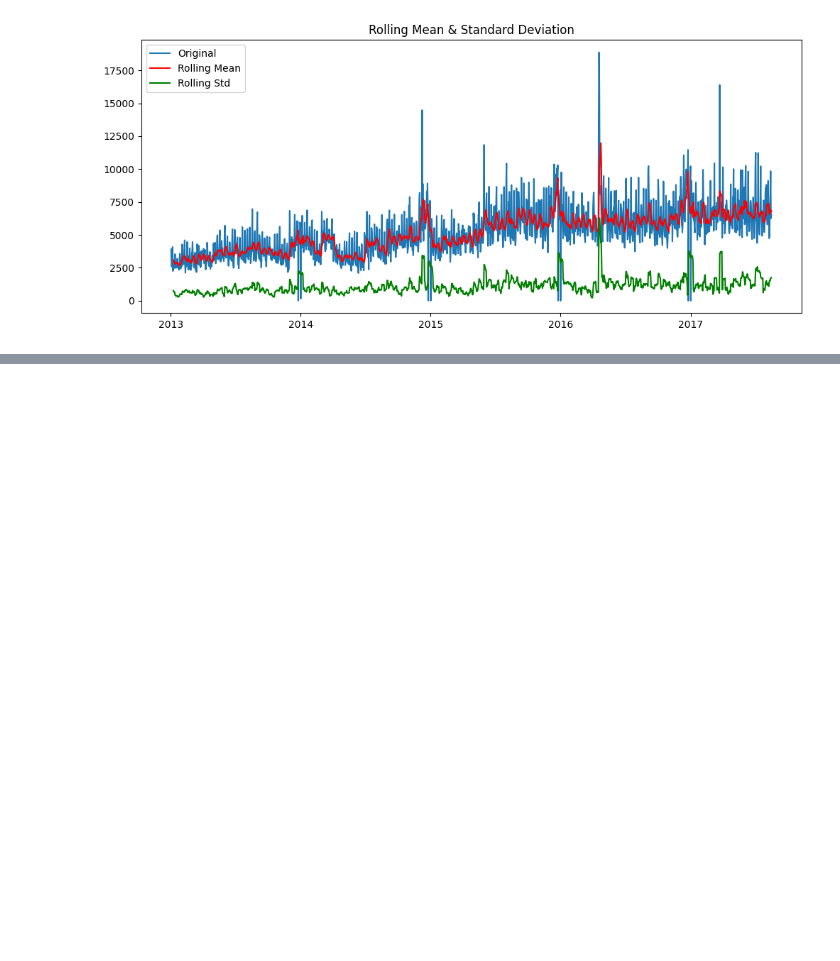
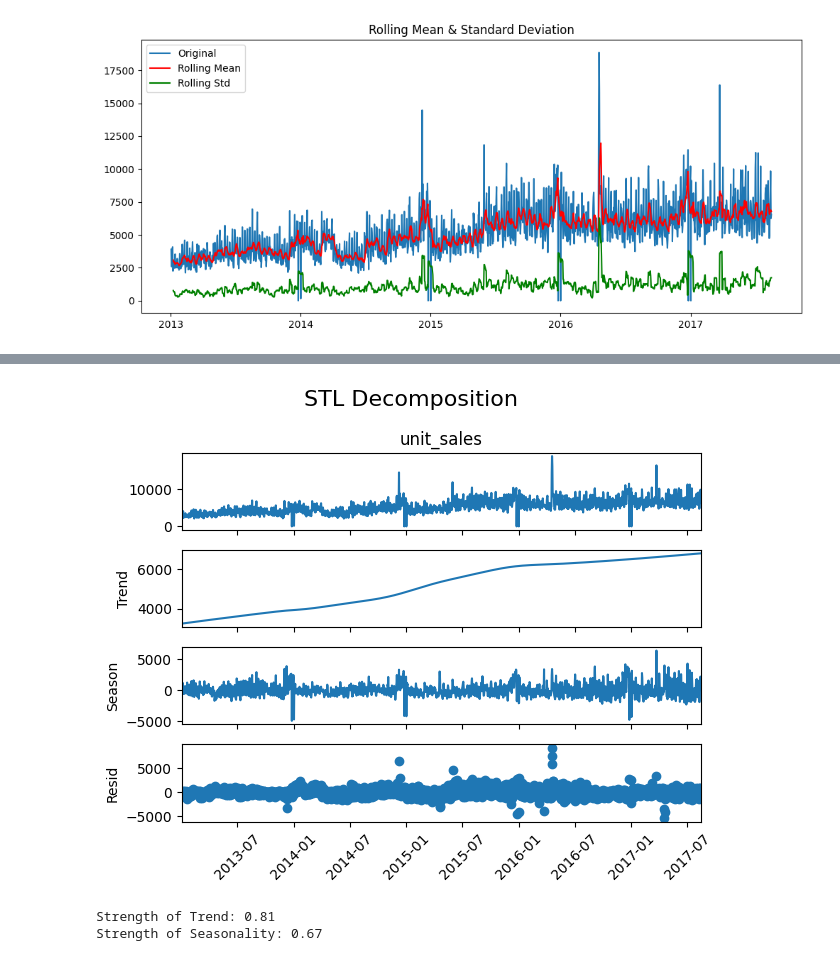
Before and after one commit to JericCantos/RetailDemandAnalysis, a Jupyter notebook: notebooks/data_prep.ipynb, the cells around one changed output, grey strips where cells are left out. Saved outputs shown, nothing was run; the diff lists cells and outputs as text; code cells hidden in the pictures; blank space fills up the shorter version.

```diff
--- a/notebooks/data_prep.ipynb
+++ b/notebooks/data_prep.ipynb
@@ -1091,0 +1127,26 @@ plt.show()
+# %%
+from statsmodels.tsa.seasonal import STL
+
+# STL decomposition
+stl = STL(sales_by_date, period=365)
+res = stl.fit()
+
+# Plot STL decomposition
+res.plot()
+# %% [output]
+[figure, added]
+# %%
+# Calculate strength of trend and seasonality
+# Based on Hyndman’s definition:
+# Strength = 1 - (variance of remainder / variance of (component + remainder))
+
+import numpy as np
+
+trend_strength = 1 - (np.var(res.resid) / np.var(res.trend + res.resid))
+seasonal_strength = 1 - (np.var(res.resid) / np.var(res.seasonal + res.resid))
+
+print(f"Strength of Trend: {trend_strength:.2f}")
+print(f"Strength of Seasonality: {seasonal_strength:.2f}")
+# %% [output]
+Strength of Trend: 0.81
+Strength of Seasonality: 0.67
```
Also changed, not shown: parts of 19 cells of this notebook.
